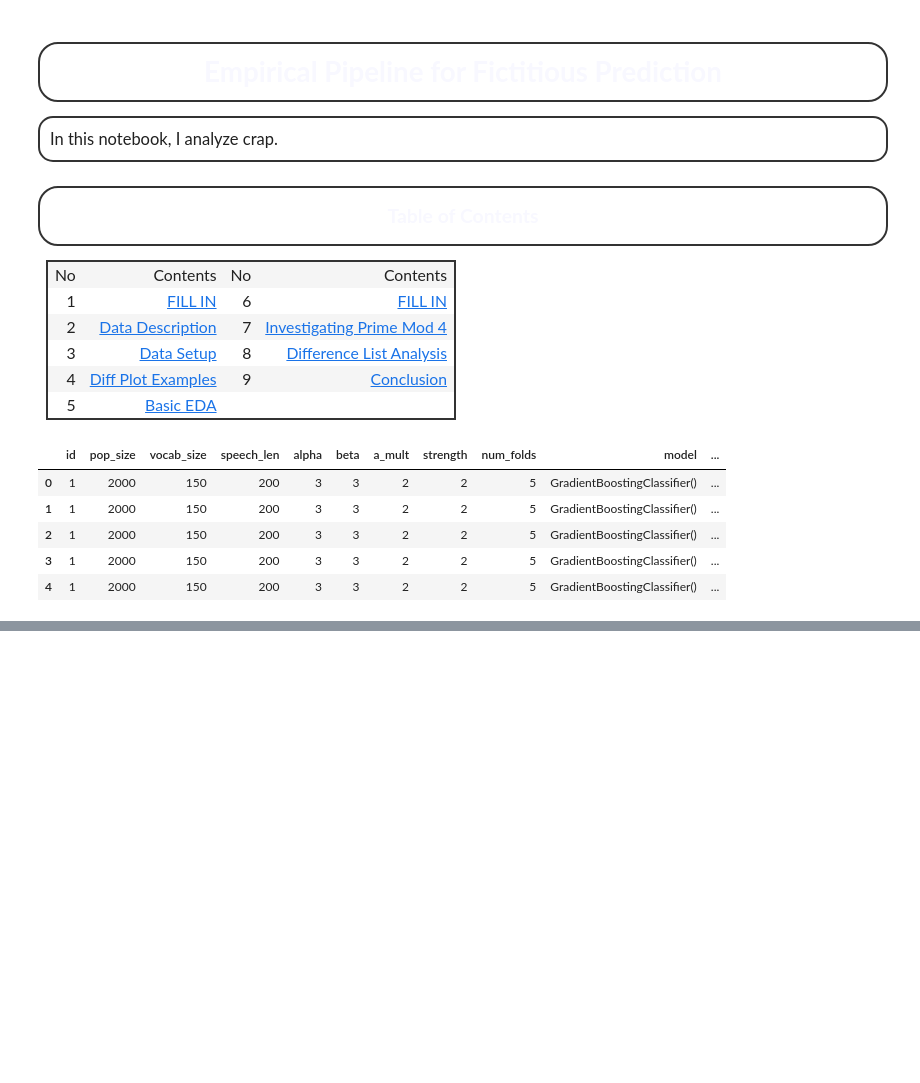
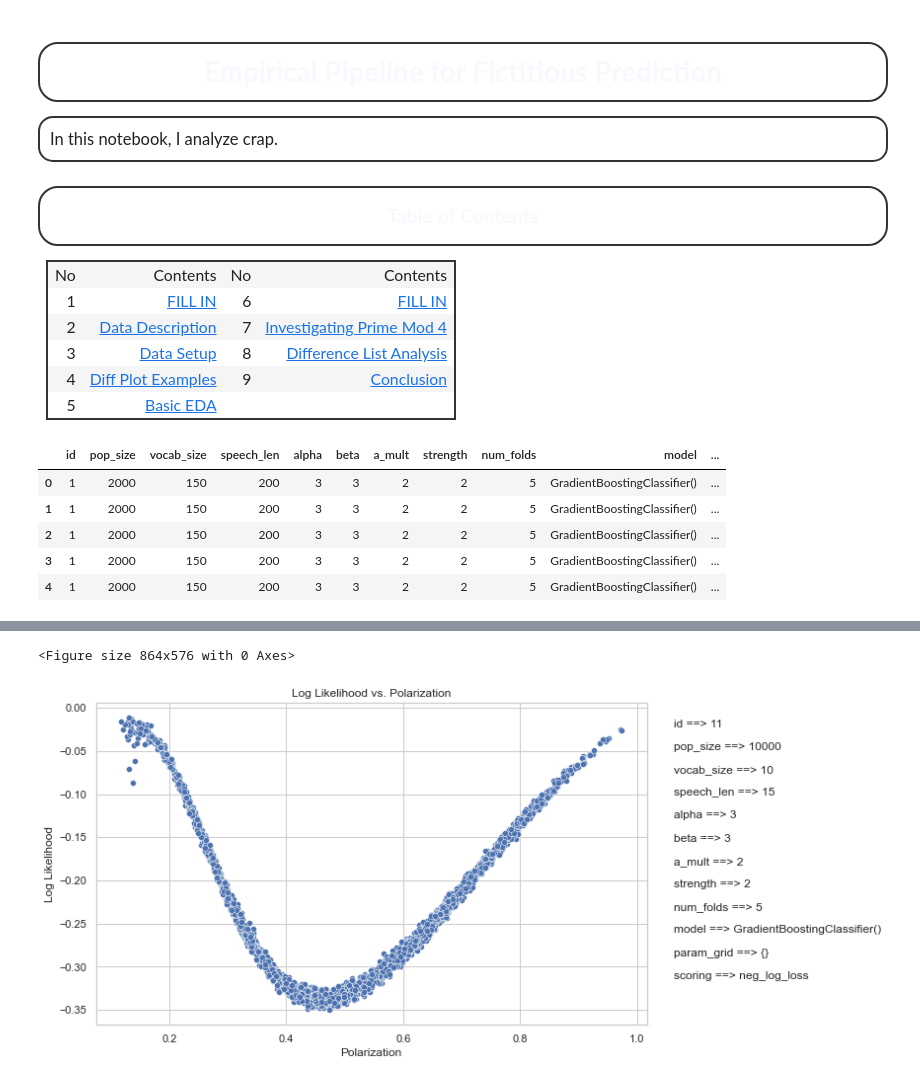
Before and after one commit to jcheigh/fictitious-prediction, a Jupyter notebook: src/analysis.ipynb, the cells around one changed output, grey strips where cells are left out. Drawn from its saved outputs; the diff is of its cells as text; code cells hidden in the pictures; blank space fills up the shorter version.

```diff
--- a/src/analysis.ipynb
+++ b/src/analysis.ipynb
@@ -124,0 +137,6 @@ plot(df, savefig=True, plot_desc='first working example')
+# %%
+data = df[df['id'] == 11]
+plot(data)
+# %% [output]
+<Figure size 864x576 with 0 Axes>
+[figure, added]
```
Also changed, not shown: parts of 15 cells of this notebook, 2 other files.
